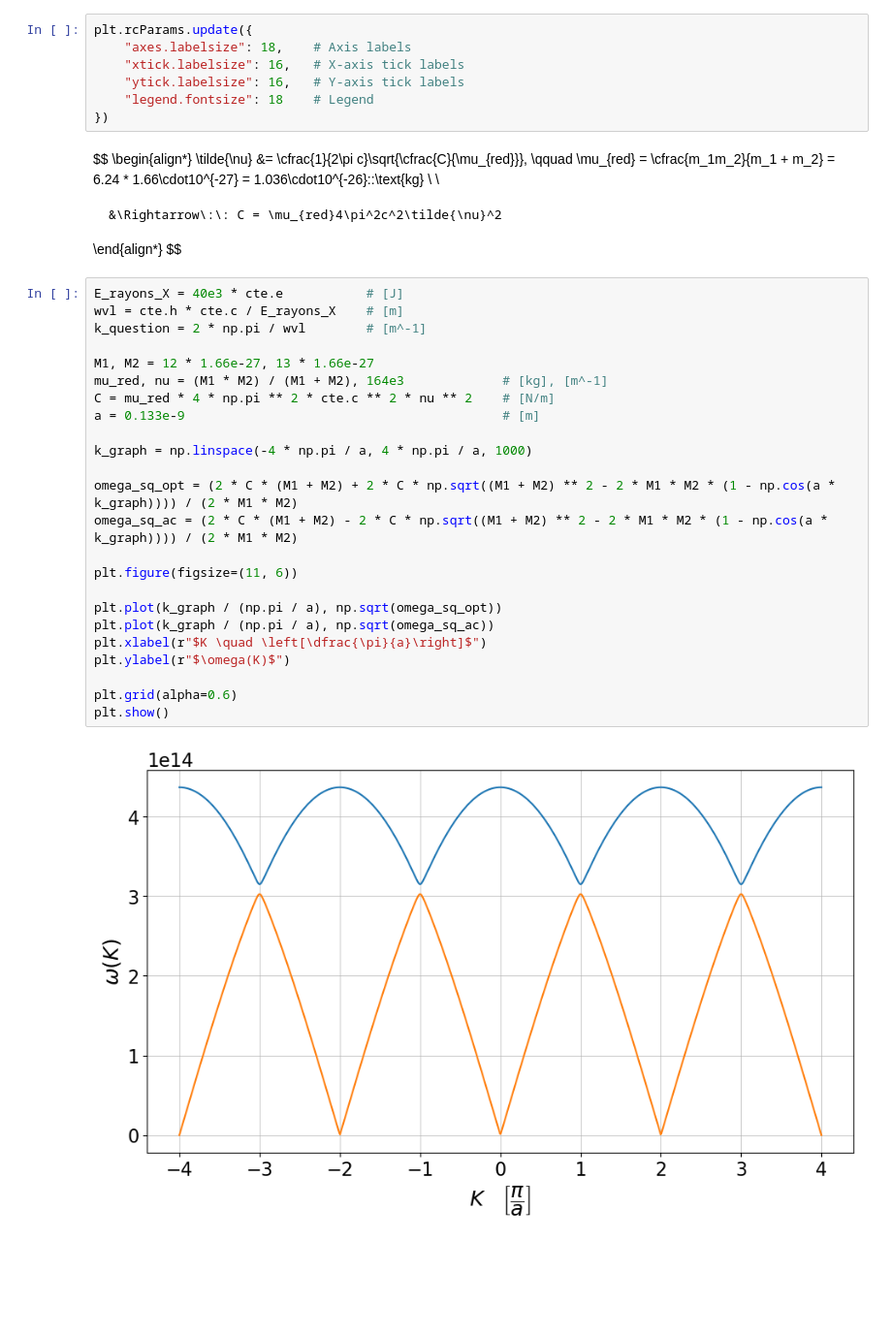
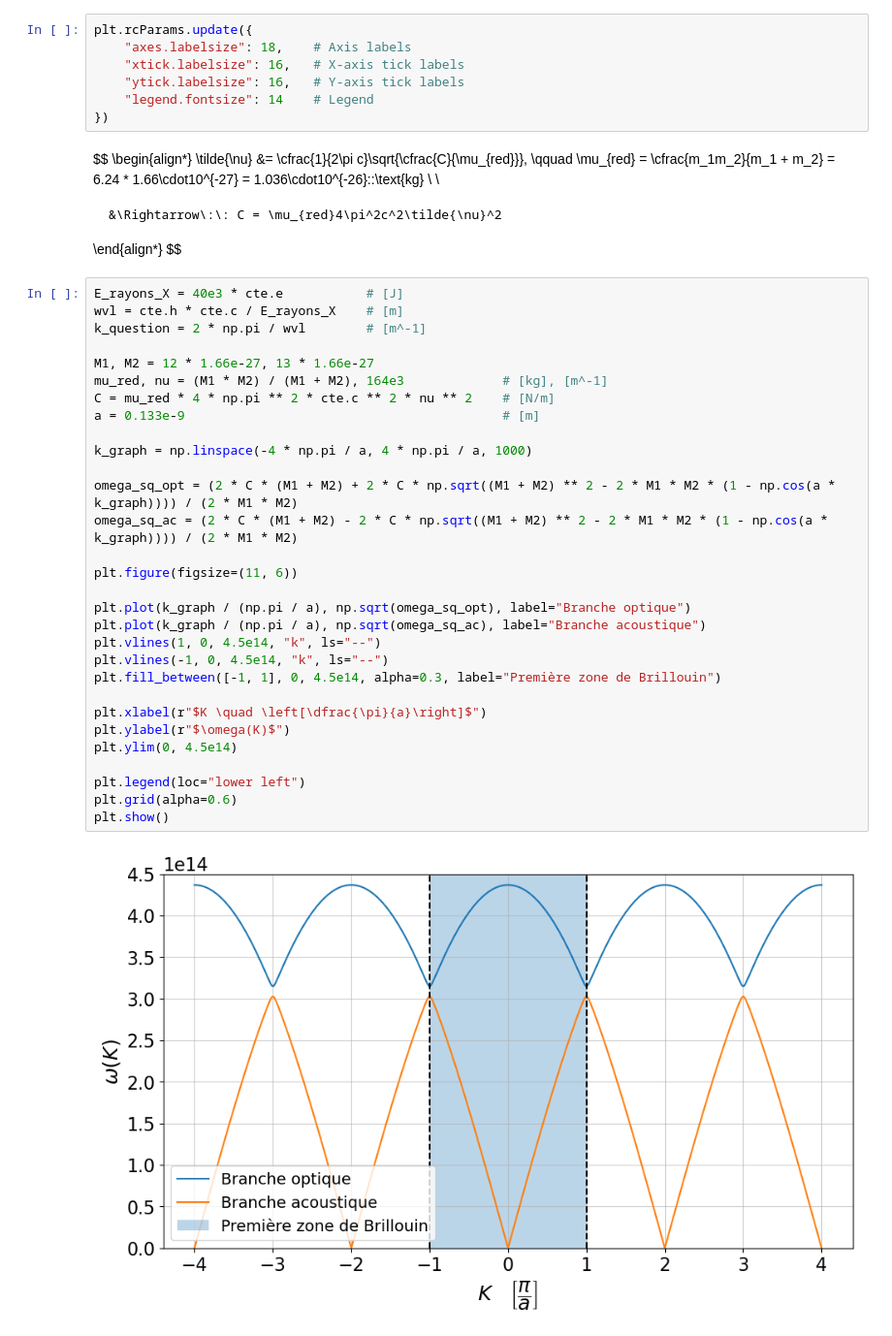
Before and after one commit to Eloi-Blouin/GPH-University-Laval-Course, a Jupyter notebook: Ulaval Session 8 Hiver 2026/SS/Devoir 2/Q3.ipynb, the cells around one changed output. Shown at 97% size. Cells and saved outputs as stored; diff of their text form; blank space fills up the shorter version.

Commit message:
Q3_graph_fait

```diff
--- a/Ulaval Session 8 Hiver 2026/SS/Devoir 2/Q3.ipynb
+++ b/Ulaval Session 8 Hiver 2026/SS/Devoir 2/Q3.ipynb
@@ -7,7 +7,7 @@ plt.rcParams.update({
     "axes.labelsize": 18,    # Axis labels
     "xtick.labelsize": 16,   # X-axis tick labels
     "ytick.labelsize": 16,   # Y-axis tick labels
-    "legend.fontsize": 18    # Legend
+    "legend.fontsize": 14    # Legend
 })
 # %% [markdown]
 $$
@@ -20,26 +20,32 @@ $$
 # %%
 E_rayons_X = 40e3 * cte.e           # [J]
 wvl = cte.h * cte.c / E_rayons_X    # [m]
 k_question = 2 * np.pi / wvl        # [m^-1]
 
 M1, M2 = 12 * 1.66e-27, 13 * 1.66e-27
 mu_red, nu = (M1 * M2) / (M1 + M2), 164e3             # [kg], [m^-1]
 C = mu_red * 4 * np.pi ** 2 * cte.c ** 2 * nu ** 2    # [N/m]
 a = 0.133e-9                                          # [m]
 
 k_graph = np.linspace(-4 * np.pi / a, 4 * np.pi / a, 1000)
 
 omega_sq_opt = (2 * C * (M1 + M2) + 2 * C * np.sqrt((M1 + M2) ** 2 - 2 * M1 * M2 * (1 - np.cos(a * k_graph)))) / (2 * M1 * M2)
 omega_sq_ac = (2 * C * (M1 + M2) - 2 * C * np.sqrt((M1 + M2) ** 2 - 2 * M1 * M2 * (1 - np.cos(a * k_graph)))) / (2 * M1 * M2)
 
 plt.figure(figsize=(11, 6))
 
-plt.plot(k_graph / (np.pi / a), np.sqrt(omega_sq_opt))
-plt.plot(k_graph / (np.pi / a), np.sqrt(omega_sq_ac))
+plt.plot(k_graph / (np.pi / a), np.sqrt(omega_sq_opt), label="Branche optique")
+plt.plot(k_graph / (np.pi / a), np.sqrt(omega_sq_ac), label="Branche acoustique")
+plt.vlines(1, 0, 4.5e14, "k", ls="--")
+plt.vlines(-1, 0, 4.5e14, "k", ls="--")
+plt.fill_between([-1, 1], 0, 4.5e14, alpha=0.3, label="Première zone de Brillouin")
+
 plt.xlabel(r"$K \quad \left[\dfrac{\pi}{a}\right]$")
 plt.ylabel(r"$\omega(K)$")
+plt.ylim(0, 4.5e14)
 
+plt.legend(loc="lower left")
 plt.grid(alpha=0.6)
 plt.show()
 # %% [output]
-[figure, old version]
+[figure, new version]
```
